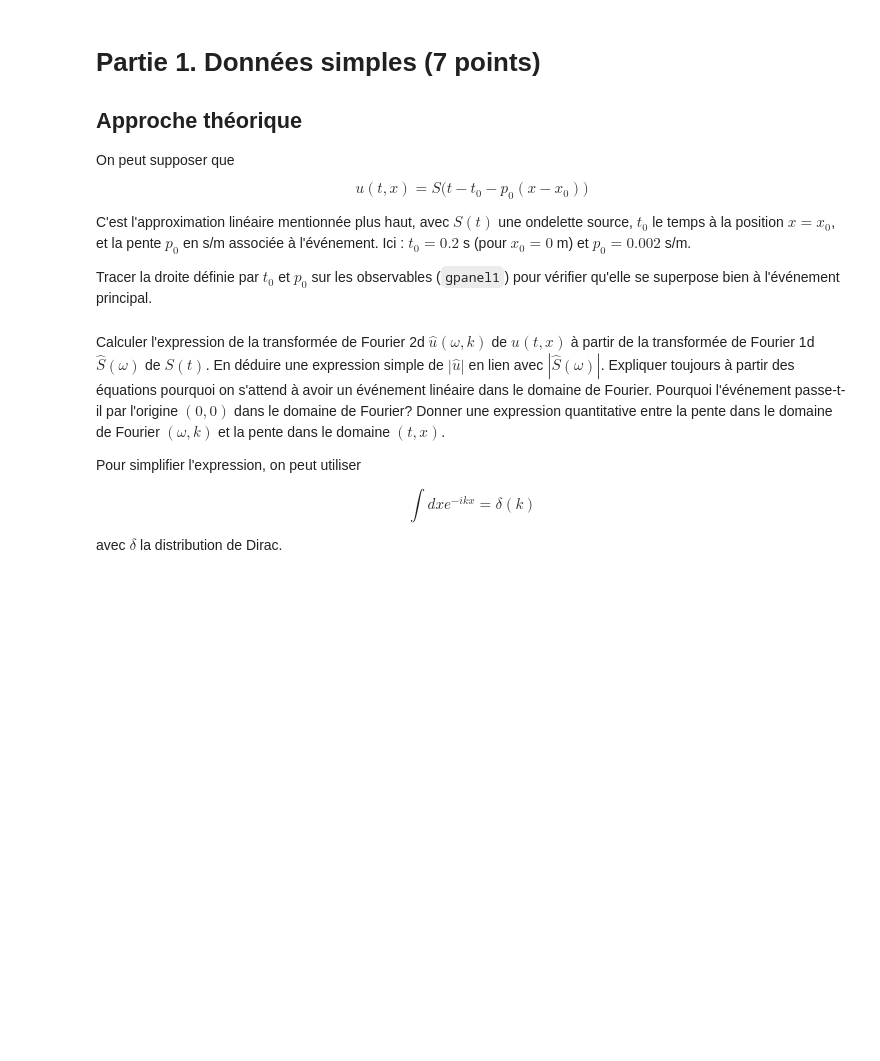
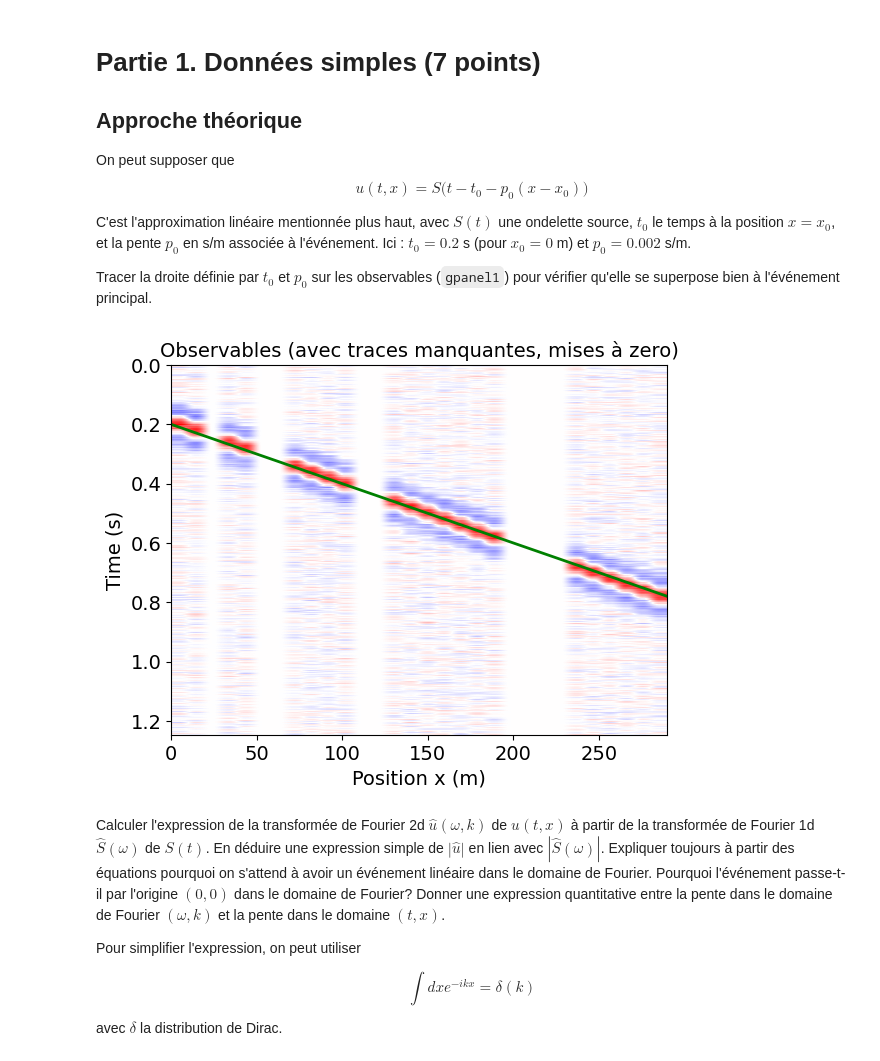
Before and after one commit to LucieTrolle/Projet-Traitement-du-Signal, a Jupyter notebook: Mini-projet Géophysique/mini_projet_geophysique.ipynb, the cells around one changed output. Drawn from its saved outputs; the diff is of its cells as text; code cells hidden in the pictures; blank space fills up the shorter version.

```diff
--- a/Mini-projet Géophysique/mini_projet_geophysique.ipynb
+++ b/Mini-projet Géophysique/mini_projet_geophysique.ipynb
@@ -96,19 +96,30 @@ avec $S(t)$ une ondelette source, $t_0$ le temps à la position $x=x_0$, et la p
 
 Tracer la droite définie par $t_0$ et $p_0$ sur les observables (`gpanel1`) pour vérifier qu'elle se superpose bien à l'événement principal.
 # %%
-t0 = p0
-S_droite =
-
-vmax    = np.max(np.abs(gpanel1))
+vmax = np.max(np.abs(gpanel1))
 fig = plt.figure()
 av = plt.subplot(111)
 plt.imshow(gpanel1,extent=[ax[0],ax[-1],at[-1],at[0]],aspect='auto')
 plt.title('Observables (avec traces manquantes, mises à zero)', fontsize = labelsize)
 av.set_ylabel("Time (s)", fontsize = labelsize)
 av.set_xlabel("Position x (m)", fontsize = labelsize)
 av.tick_params(axis='both', which='major', labelsize=labelsize)
 plt.clim([-vmax,vmax])
 plt.set_cmap('bwr')
+
+#Tracer la droite
+t0 = 0.2
+x0 = 0
+p0 = 0.002
+x_range = np.array([ax[0], ax[-1]])  # valeurs x pour tracer la droite
+t_line = t0 + p0 * (x_range - x0)
+
+plt.plot(x_range, t_line, color='green', linewidth=2)
+
+
+plt.show()
+# %% [output]
+[figure, added]
 # %% [markdown]
 
 Calculer l'expression de la transformée de Fourier 2d $\hat{u}(\omega,k)$ de $u(t,x)$ à partir de la transformée de Fourier 1d $\hat{S}(\omega)$ de $S(t)$. En déduire une expression simple de $|\hat{u}|$ en lien avec $|\hat{S}(\omega)|$. Expliquer toujours à partir des équations pourquoi on s'attend à avoir un événement linéaire dans le domaine de Fourier. Pourquoi l'événement passe-t-il par l'origine $(0,0)$ dans le domaine de Fourier? Donner une expression quantitative entre la pente dans le domaine de Fourier $(\omega,k)$ et la pente dans le domaine $(t,x)$.
```
Also changed, not shown: parts of 1 cell of this notebook.
